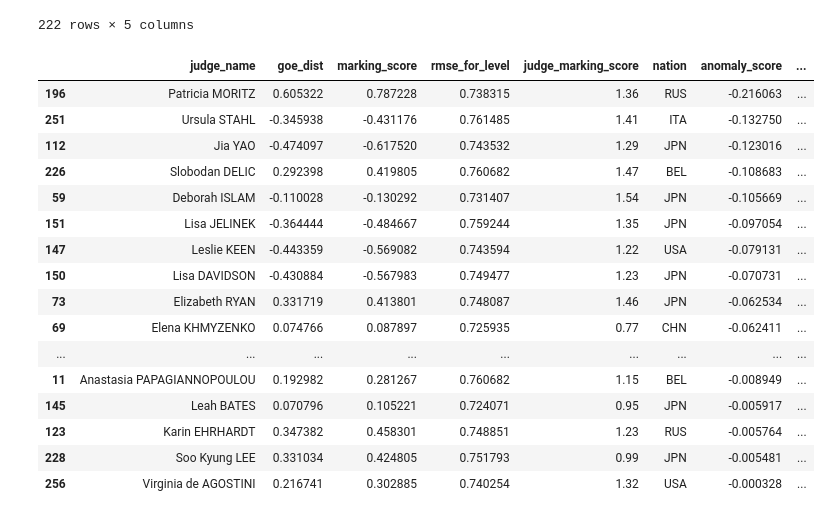
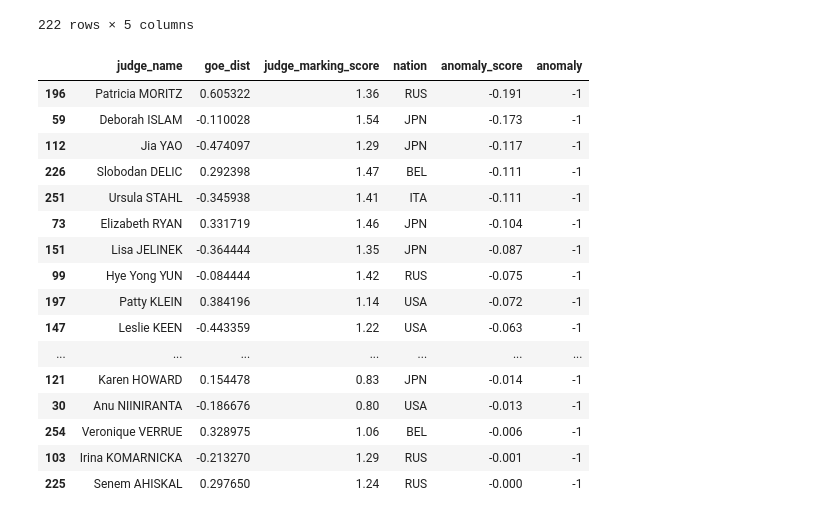
Before and after one commit to ann-e888/Skating_EDA, a Jupyter notebook: notebooks/anomailies.ipynb, the cells around one changed output. Drawn from its saved outputs; the diff is of its cells as text; code cells hidden in the pictures.

```diff
--- a/notebooks/anomailies.ipynb
+++ b/notebooks/anomailies.ipynb
@@ -466,41 +466,43 @@ bias_df
 222 rows × 5 columns
 # %%
 features = ['goe_dist',
-            'marking_score', 'rmse_for_level', 'judge_marking_score'
+            # 'marking_score', 'rmse_for_level',
+            'judge_marking_score'
             ]
 
-judge_stats = stats_df.groupby('judge_name').agg({
+judge_stats = stats_df.groupby(['judge_name']).agg({
     'goe_dist': 'mean',
-    'marking_score': 'mean',
-    'rmse_for_level': 'mean',
+    # 'marking_score': 'mean',
+    # 'rmse_for_level': 'mean',
     'judge_marking_score': 'mean',
     'nation': 'first'
 }).reset_index()
 
 
 X = judge_stats[features]
 
 iso_forest = IsolationForest(n_estimators=100, contamination=0.1, random_state=42).fit(X)
 judge_stats['anomaly_score'] = iso_forest.decision_function(X)
 judge_stats['anomaly'] = iso_forest.predict(X)
+judge_stats['anomaly_score'] = round(judge_stats['anomaly_score'], 3)
 
 anomalous_judges = judge_stats[judge_stats['anomaly'] == -1]
 anomalous_judges.sort_values('anomaly_score')
 # %% [output]
-|  | judge_name | goe_dist | marking_score | rmse_for_level | judge_marking_score | nation | anomaly_score | ... |
-| 196 | Patricia MORITZ | 0.605322 | 0.787228 | 0.738315 | 1.36 | RUS | -0.216063 | ... |
-| 251 | Ursula STAHL | -0.345938 | -0.431176 | 0.761485 | 1.41 | ITA | -0.132750 | ... |
-| 112 | Jia YAO | -0.474097 | -0.617520 | 0.743532 | 1.29 | JPN | -0.123016 | ... |
-| 226 | Slobodan DELIC | 0.292398 | 0.419805 | 0.760682 | 1.47 | BEL | -0.108683 | ... |
-| 59 | Deborah ISLAM | -0.110028 | -0.130292 | 0.731407 | 1.54 | JPN | -0.105669 | ... |
-| 151 | Lisa JELINEK | -0.364444 | -0.484667 | 0.759244 | 1.35 | JPN | -0.097054 | ... |
-| 147 | Leslie KEEN | -0.443359 | -0.569082 | 0.743594 | 1.22 | USA | -0.079131 | ... |
-| 150 | Lisa DAVIDSON | -0.430884 | -0.567983 | 0.749477 | 1.23 | JPN | -0.070731 | ... |
-| 73 | Elizabeth RYAN | 0.331719 | 0.413801 | 0.748087 | 1.46 | JPN | -0.062534 | ... |
-| 69 | Elena KHMYZENKO | 0.074766 | 0.087897 | 0.725935 | 0.77 | CHN | -0.062411 | ... |
-| ... | ... | ... | ... | ... | ... | ... | ... | ... |
-| 11 | Anastasia PAPAGIANNOPOULOU | 0.192982 | 0.281267 | 0.760682 | 1.15 | BEL | -0.008949 | ... |
-| 145 | Leah BATES | 0.070796 | 0.105221 | 0.724071 | 0.95 | JPN | -0.005917 | ... |
-| 123 | Karin EHRHARDT | 0.347382 | 0.458301 | 0.748851 | 1.23 | RUS | -0.005764 | ... |
-| 228 | Soo Kyung LEE | 0.331034 | 0.424805 | 0.751793 | 0.99 | JPN | -0.005481 | ... |
-| 256 | Virginia de AGOSTINI | 0.216741 | 0.302885 | 0.740254 | 1.32 | USA | -0.000328 | ... |
+|  | judge_name | goe_dist | judge_marking_score | nation | anomaly_score | anomaly |
+| 196 | Patricia MORITZ | 0.605322 | 1.36 | RUS | -0.191 | -1 |
+| 59 | Deborah ISLAM | -0.110028 | 1.54 | JPN | -0.173 | -1 |
+| 112 | Jia YAO | -0.474097 | 1.29 | JPN | -0.117 | -1 |
+| 226 | Slobodan DELIC | 0.292398 | 1.47 | BEL | -0.111 | -1 |
+| 251 | Ursula STAHL | -0.345938 | 1.41 | ITA | -0.111 | -1 |
+| 73 | Elizabeth RYAN | 0.331719 | 1.46 | JPN | -0.104 | -1 |
+| 151 | Lisa JELINEK | -0.364444 | 1.35 | JPN | -0.087 | -1 |
+| 99 | Hye Yong YUN | -0.084444 | 1.42 | RUS | -0.075 | -1 |
+| 197 | Patty KLEIN | 0.384196 | 1.14 | USA | -0.072 | -1 |
+| 147 | Leslie KEEN | -0.443359 | 1.22 | USA | -0.063 | -1 |
+| ... | ... | ... | ... | ... | ... | ... |
+| 121 | Karen HOWARD | 0.154478 | 0.83 | JPN | -0.014 | -1 |
+| 30 | Anu NIINIRANTA | -0.186676 | 0.80 | USA | -0.013 | -1 |
+| 254 | Veronique VERRUE | 0.328975 | 1.06 | BEL | -0.006 | -1 |
+| 103 | Irina KOMARNICKA | -0.213270 | 1.29 | RUS | -0.001 | -1 |
+| 225 | Senem AHISKAL | 0.297650 | 1.24 | RUS | -0.000 | -1 |
```
Also changed, not shown: parts of 1 cell of this notebook.
